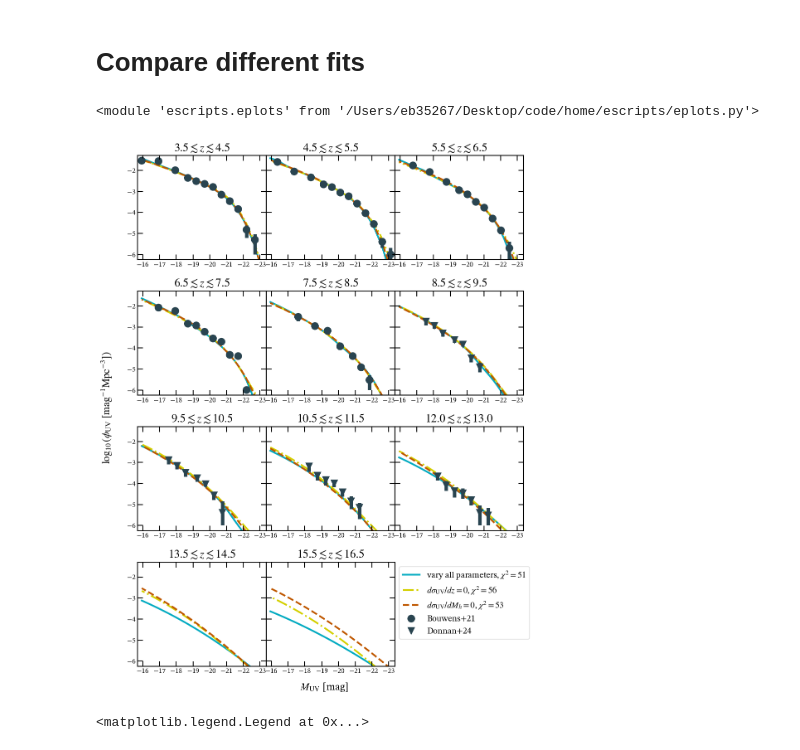
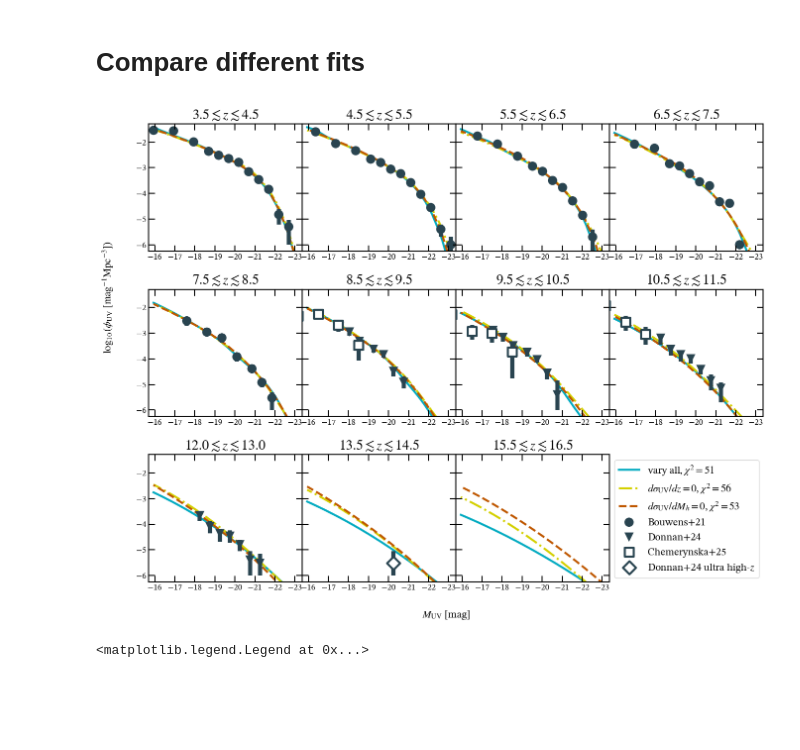
Before and after one commit to ebregou/modeling_stochasticity, a Jupyter notebook: notebooks/visualize_results.ipynb, the cells around one changed output. Drawn from its saved outputs; the diff is of its cells as text; code cells hidden in the pictures; blank space fills up the shorter version.

Commit message:
Tests including piecewise and forcing sigma small

```diff
--- a/notebooks/visualize_results.ipynb
+++ b/notebooks/visualize_results.ipynb
@@ -21,26 +25,26 @@ import matplotlib.style as mpls
 # %%
 file_names = ['/Users/eb35267/Desktop/code/home/data/Bouwens2021_low_z.txt',
-              '/Users/eb35267/Desktop/code/home/data/Donnan24_limit_z.txt',]
-data_labels = ['Bouwens+21', 'Donnan+24']
-sorted_data = edata.get_sorted(file_names, data_labels)
+              '/Users/eb35267/Desktop/code/home/data/Donnan24_limit_z.txt',
+             '/Users/eb35267/Desktop/code/home/data/Chemerynska+25.txt',
+             '/Users/eb35267/Desktop/code/home/data/Donnan24_high_z.txt']
+data_labels = ['Bouwens+21', 'Donnan+24', 'Chemerynska+25', r'Donnan+24 ultra high-$z$']
+include = [True, True, False, False]
+sorted_data = edata.get_sorted(file_names, data_labels, include_in_likelihood=include)
 # %%
 params = eMCMC.build_param_data({'beta': {'fit':False, 'value': -0.54}, 'dbetadz': {'fit': False, 'value':0}})
 # %%
-all_param_fit = [0.88, 0.06, 11.7, 0, -0.98, -0.05, 0.18, 0.17, -0.89]
+high_z_fit = [0.88, 0.06, 11.7, 0, -0.98, -0.05, 0.18, 0.17, -0.89]
+low_z_fit = [0.66, -0.03, 12.39, 0.15, -0.98, -0.04, 0.82, 0, -0.53]
 no_z_ev = [0.82, -0.03, 12.38, 0.16, -0.91, -0.03, 0.89, 0, -0.77]
 no_m_ev = [0.6, -0.02, 12.04, 0.09, -0.93, -0.04, 0.23, 0.26, 0]
 # %%
 my_UVLF = eMCMC.UVLF(sorted_data, params)
 # %% [markdown]
 # Compare different fits
-# %%
-importlib.reload(eplots)
-# %% [output]
-<module 'escripts.eplots' from '/Users/eb35267/Desktop/code/home/escripts/eplots.py'>
 # %%
-comparison_fig = eplots.evolving_UVLF_fit(my_UVLF, plot_from_chain = False, comparison_fits = [all_param_fit, no_z_ev, no_m_ev],
-                               comparison_labels = [r'vary all parameters', r'$d\sigma_{\rm{UV}}/dz = 0$', r'$d\sigma_{\rm{UV}}/dM_{h} = 0$'],
-                               title = '', z_plot = [4, 5, 6, 7, 8, 9, 10, 11, 12.5, 14, 16])
+comparison_fig = eplots.evolving_UVLF_fit(my_UVLF, plot_from_chain = False, comparison_fits = [high_z_fit, no_z_ev, no_m_ev],
+                               comparison_labels = ['vary all', r'$d\sigma_{\rm{UV}}/dz = 0$', r'$d\sigma_{\rm{UV}}/dM_{h} = 0$'],
+                               title = '', z_plot = [4, 5, 6, 7, 8, 9, 10, 11, 12.5, 14, 16], ncols = 4)
 # %% [output]
-[figure, old version]
+[figure, new version]
 # %%
```
Also changed, not shown: parts of 8 cells of this notebook, 13 other files.
